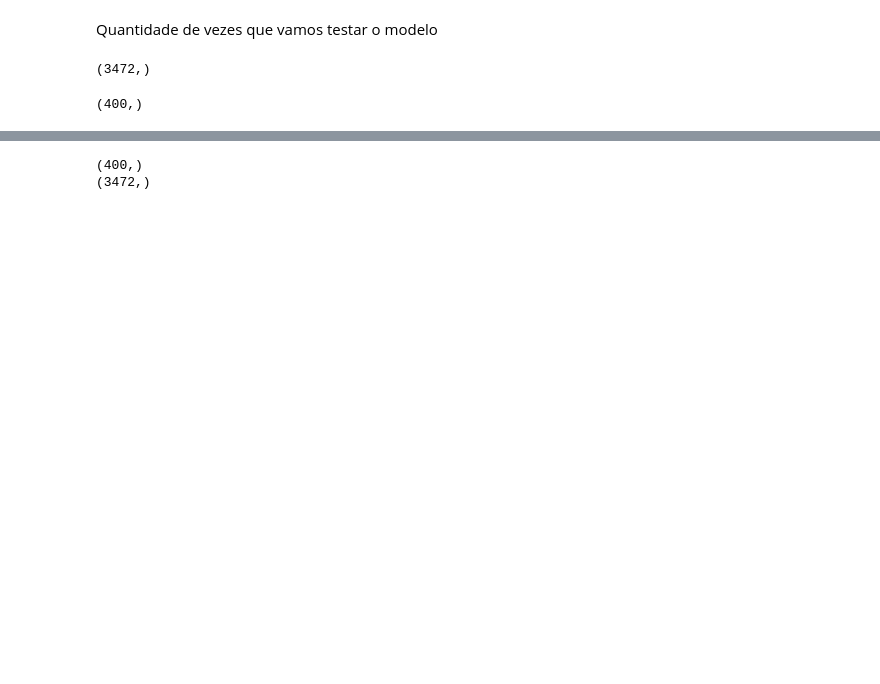
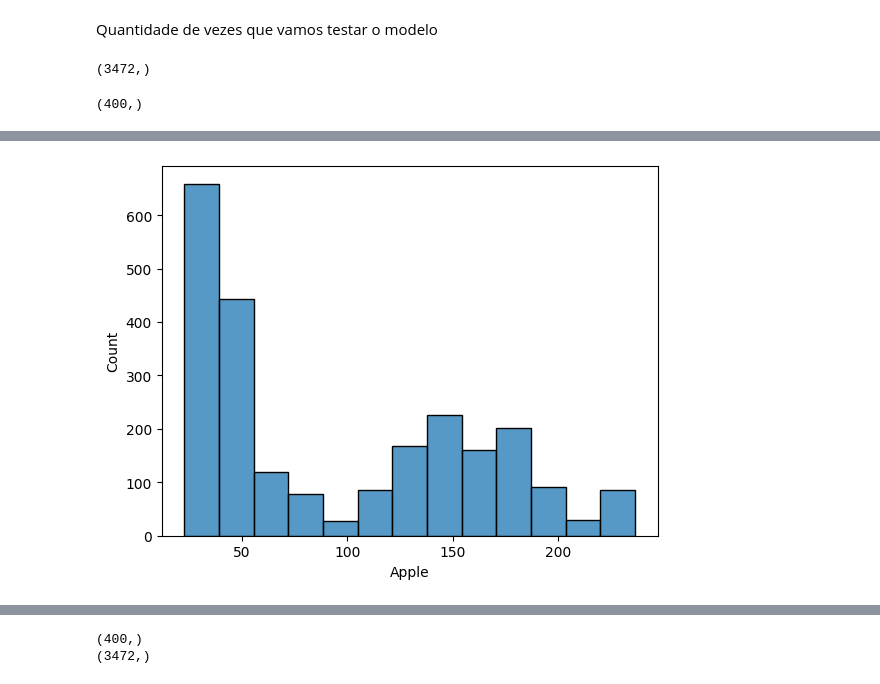
Before and after one commit to GislaineGomes/deco_morse, a Jupyter notebook: Analise_redes_neurais.ipynb, the cells around one changed output, grey strips where cells are left out. Drawn from its saved outputs; the diff is of its cells as text; code cells hidden in the pictures; blank space fills up the shorter version.

```diff
--- a/Analise_redes_neurais.ipynb
+++ b/Analise_redes_neurais.ipynb
@@ -278,0 +540,4 @@ X_treino.shape
+# %%
+sns.histplot(acoes_df['Apple']);
+# %% [output]
+[figure, added]
```
Also changed, not shown: parts of 106 cells of this notebook.
